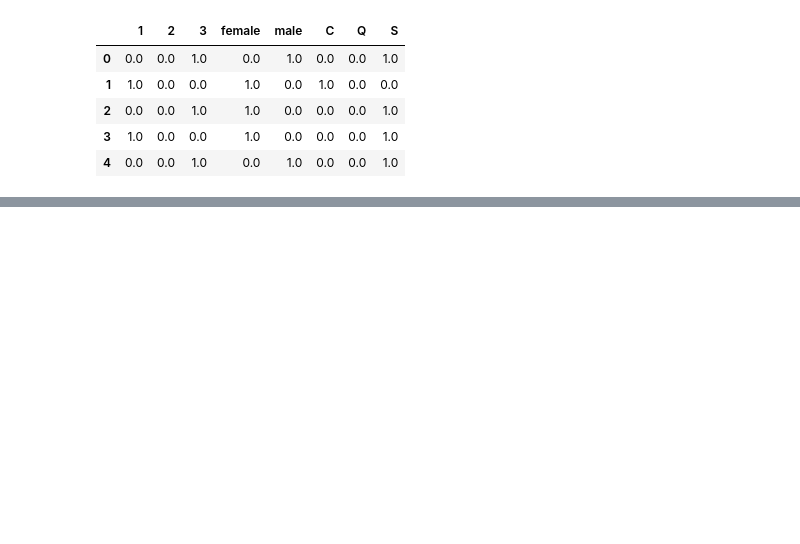
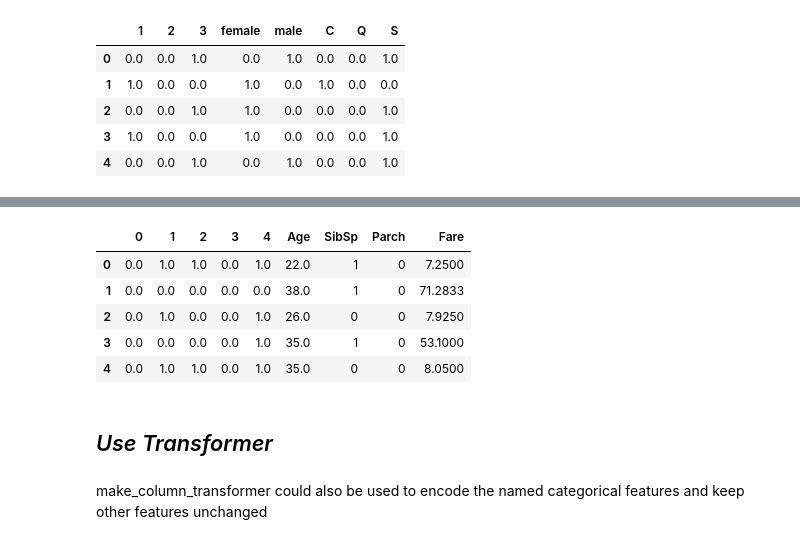
Before and after one commit to bhowad-akash/Machine-Learning, a Jupyter notebook: Data_Preprocessing_Process.ipynb, the cells around one changed output, grey strips where cells are left out. Saved outputs shown, nothing was run; the diff lists cells and outputs as text; code cells hidden in the pictures; blank space fills up the shorter version.

```diff
--- a/Data_Preprocessing_Process.ipynb
+++ b/Data_Preprocessing_Process.ipynb
@@ -358,0 +365,7 @@ encoded_titanic_dataset.head(5)
+# %%
+one_hot_encoder = OneHotEncoder(drop='first', sparse=False)
+titanic_dataset_for_encoding = titanic_dataset[['Pclass', 'Sex', 'Embarked']].dropna()
+# %%
+one_hot_encoder.fit(titanic_dataset_for_encoding)
+encoded_titanic_dataset = pd.DataFrame(one_hot_encoder.transform(titanic_dataset_for_encoding))
+encoded_titanic_dataset.head(5)
@@ -358,0 +379,14 @@ encoded_titanic_dataset.head(5)
+# %%
+encoded_titanic_dataset = pd.concat([encoded_titanic_dataset, titanic_dataset[['Age', 'SibSp',  'Parch', 'Fare']]], axis = 1 )
+encoded_titanic_dataset.head(5)
+# %% [output]
+|  | 0 | 1 | 2 | 3 | 4 | Age | SibSp | Parch | Fare |
+| 0 | 0.0 | 1.0 | 1.0 | 0.0 | 1.0 | 22.0 | 1 | 0 | 7.2500 |
+| 1 | 0.0 | 0.0 | 0.0 | 0.0 | 0.0 | 38.0 | 1 | 0 | 71.2833 |
+| 2 | 0.0 | 1.0 | 0.0 | 0.0 | 1.0 | 26.0 | 0 | 0 | 7.9250 |
+| 3 | 0.0 | 0.0 | 0.0 | 0.0 | 1.0 | 35.0 | 1 | 0 | 53.1000 |
+| 4 | 0.0 | 1.0 | 1.0 | 0.0 | 1.0 | 35.0 | 0 | 0 | 8.0500 |
+# %% [markdown]
+## *Use Transformer*
+# %% [markdown]
+make_column_transformer could also be used to encode the named categorical features and keep other features unchanged
```
Also changed, not shown: parts of 4 cells of this notebook.
